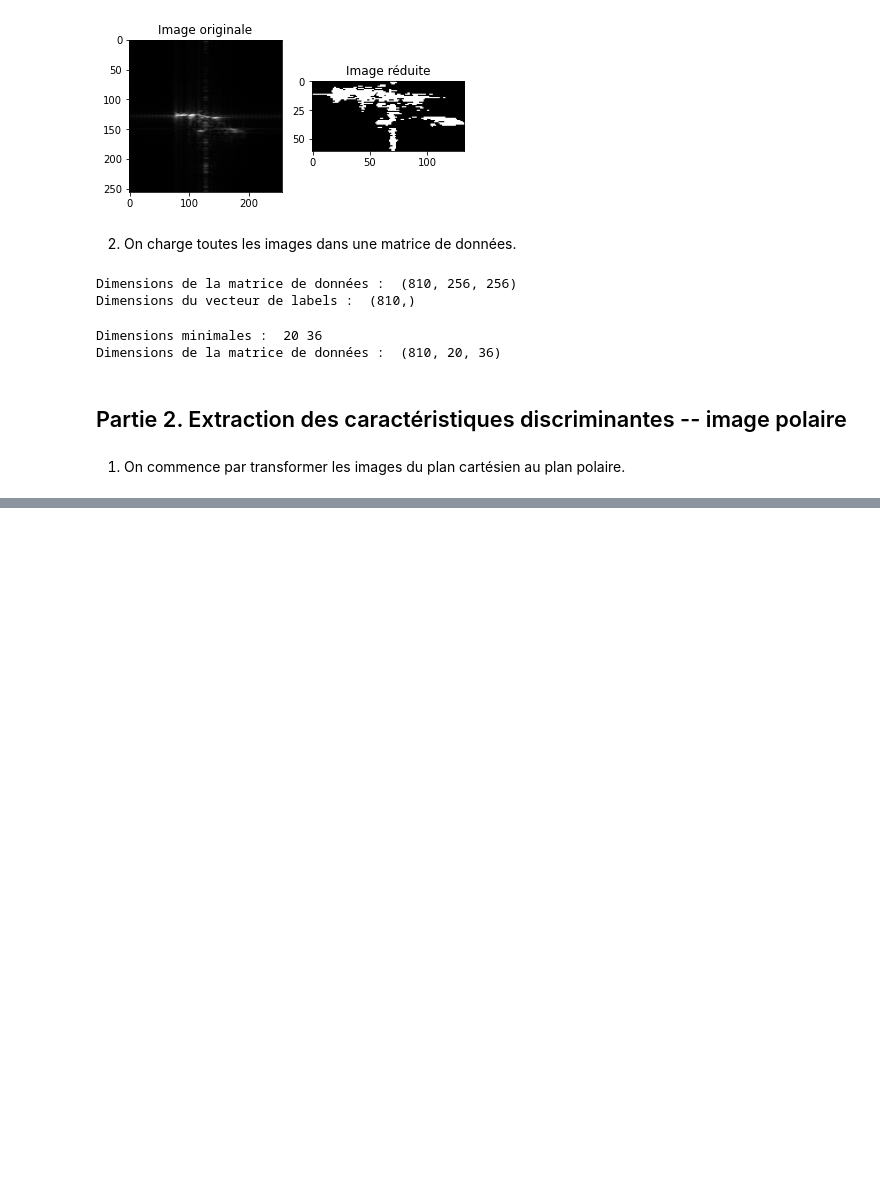
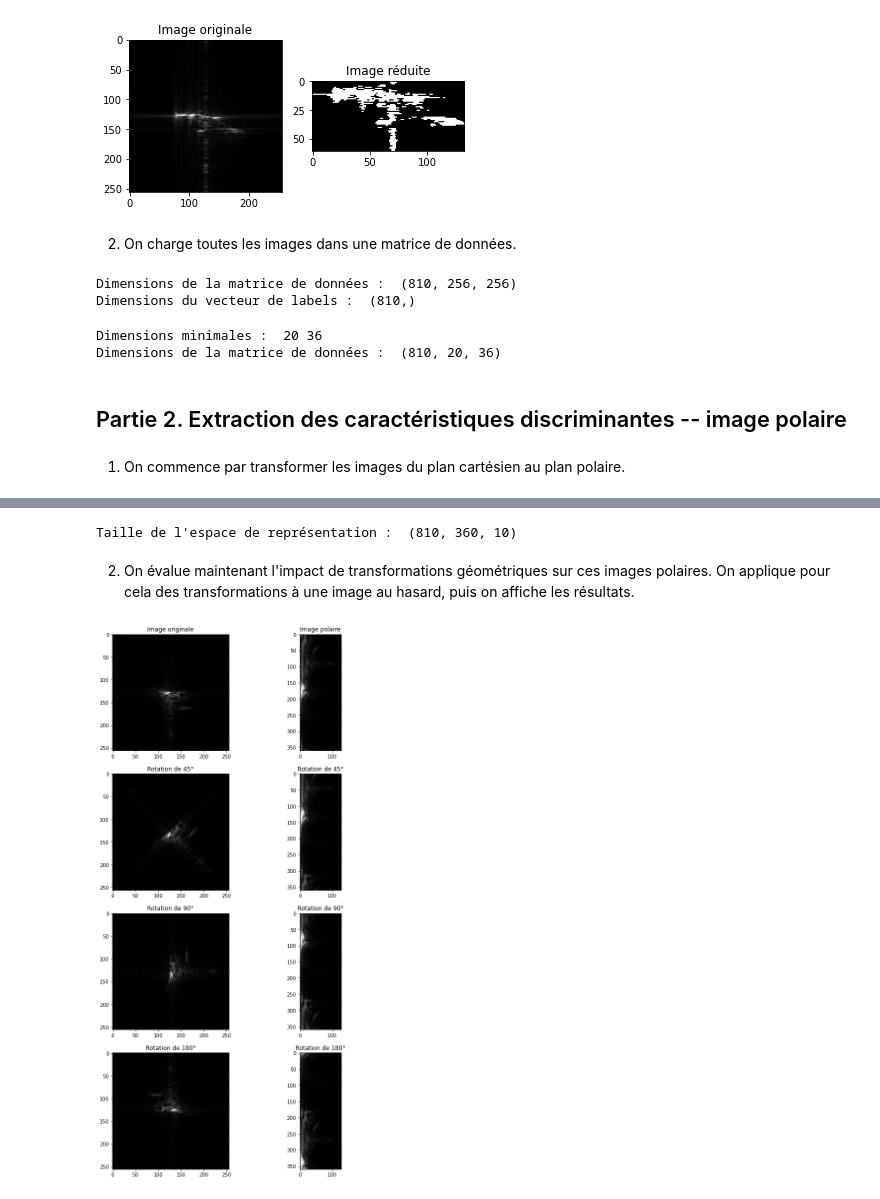
Before and after one commit to thomas40510/MLMythe, a Jupyter notebook: BE-noté/BE noté PRV.ipynb, the cells around one changed output, grey strips where cells are left out. Drawn from its saved outputs; the diff is of its cells as text; code cells hidden in the pictures; blank space fills up the shorter version.

```diff
--- a/BE-noté/BE noté PRV.ipynb
+++ b/BE-noté/BE noté PRV.ipynb
@@ -189,0 +157,55 @@ plt.show()
+# %%
+# on applique la transformation à toutes les images
+data_polaire = np.zeros((len(files), img_polaire.shape[0], img_polaire.shape[1]), dtype=np.uint8)
+
+for i, img in enumerate(data_crop):
+    img_polaire = polaire(img, center = (img.shape[0]//2, img.shape[1]//2), radius = img.shape[0]//2)
+    if img_polaire.shape[0] > data_polaire.shape[1]:
+        img_polaire = img_polaire[:data_polaire.shape[1], :]
+    elif img_polaire.shape[0] < data_polaire.shape[1]:
+        img_polaire = np.pad(img_polaire, ((0, data_polaire.shape[1]-img_polaire.shape[0]), (0,0)), 'constant')
+    data_polaire[i] = img_polaire
+
+print("Taille de l'espace de représentation : ", data_polaire.shape)
+# %% [output]
+Taille de l'espace de représentation :  (810, 360, 10)
+# %% [markdown]
+2. On évalue maintenant l'impact de transformations géométriques sur ces images polaires.
+On applique pour cela des transformations à une image au hasard, puis on affiche les résultats.
+# %%
+## Définition des transformations géométriques
+def rotation(img, angle):
+    # on applique une rotation de l'image d'un angle donné
+    # on retourne l'image transformée
+    return skt.rotate(img, angle)
+
+def change_echelle(img_orig, scale):
+    # on applique une transformation d'échelle à une image originale
+    # on retourne l'image transformée et sa projection polaire
+    return skt.rescale(img_orig, scale), polaire(skt.rescale(img_orig, scale), center = (img_orig.shape[0]//2, img_orig.shape[1]//2), radius = img_orig.shape[0]//2)
+# %%
+## On applique les transformations à une image au hasard
+img = data[6]
+img_polaire = polaire(img, center = (img.shape[0]//2, img.shape[1]//2), radius = img.shape[0]//2)
+
+# on applique une rotation
+img_rot45 = rotation(img, 45)
+img_rot90 = rotation(img, 90)
+img_rot180 = rotation(img, 180)
+img_pol_rot45 = polaire(img_rot45, center = (img.shape[0]//2, img.shape[1]//2), radius = img.shape[0]//2)
+img_pol_rot90 = polaire(img_rot90, center = (img.shape[0]//2, img.shape[1]//2), radius = img.shape[0]//2)
+img_pol_rot180 = polaire(img_rot180, center = (img.shape[0]//2, img.shape[1]//2), radius = img.shape[0]//2)
+
+rots = [45, 90, 180]
+
+# on affiche les résultats et on compare les images
+fig, ax = plt.subplots(4, 2, figsize=(10, 20))
+for i, img in enumerate([img, img_rot45, img_rot90, img_rot180]):
+    ax[i, 0].imshow(img, cmap='gray')
+    ax[i, 0].set_title("Image originale" if i == 0 else f"Rotation de {rots[i-1]}°")
+for i, img in enumerate([img_polaire, img_pol_rot45, img_pol_rot90, img_pol_rot180]):
+    ax[i, 1].imshow(img, cmap='gray')
+    ax[i, 1].set_title("Image polaire" if i == 0 else f"Rotation de {rots[i-1]}°")
+plt.show()
+# %% [output]
+[figure, added]
```
Also changed, not shown: parts of 9 cells of this notebook.
